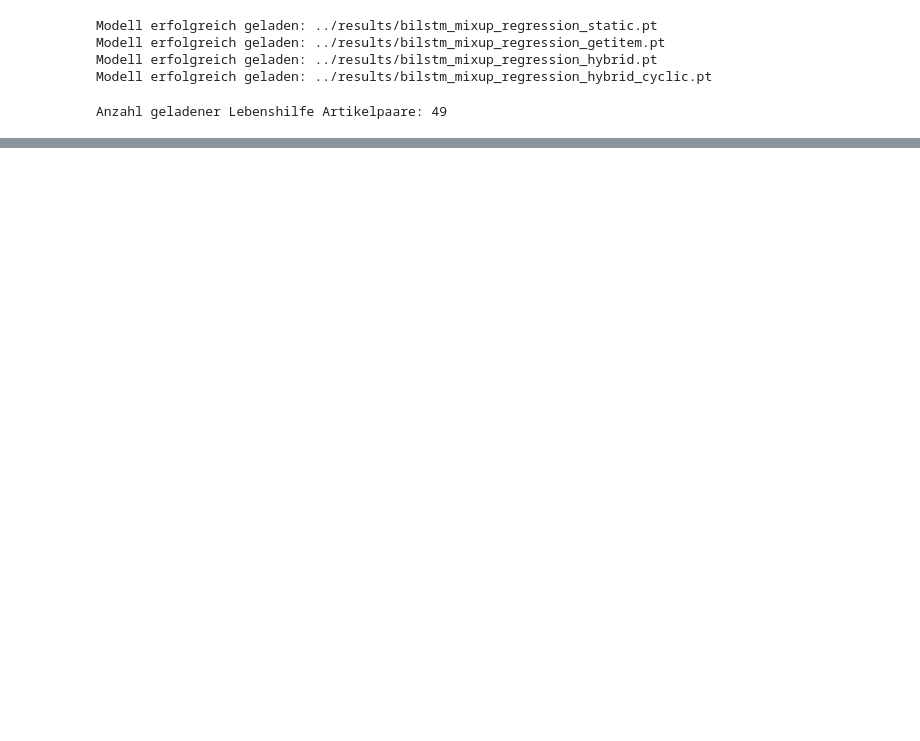
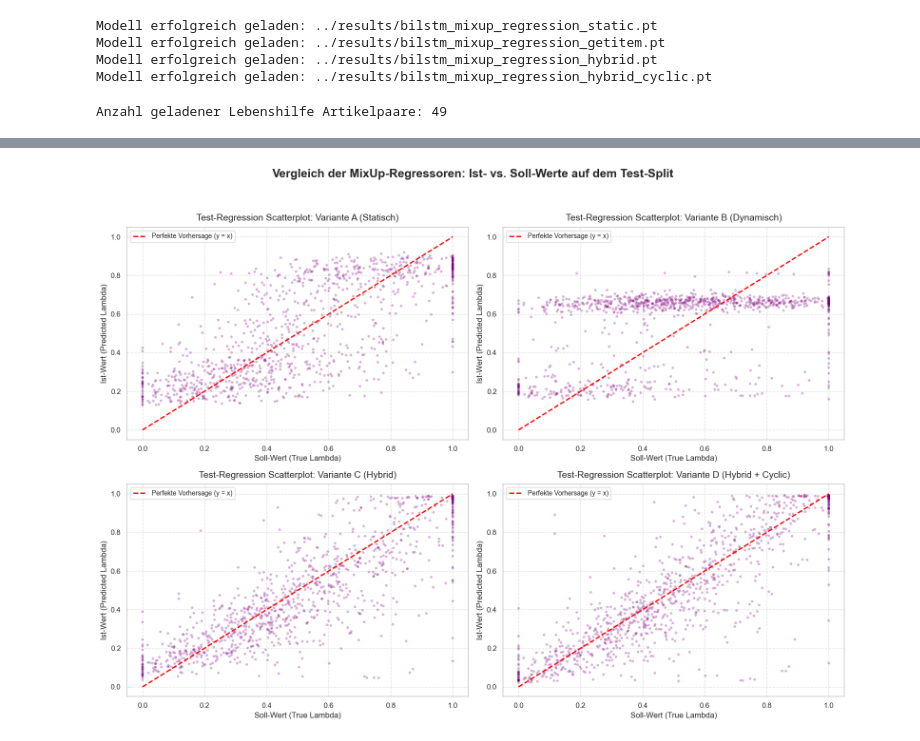
Before and after one commit to mcfiet/master-thesis, a Jupyter notebook: notebooks/4_mixup_model_evaluation.ipynb, the cells around one changed output, grey strips where cells are left out. Saved outputs shown, nothing was run; the diff lists cells and outputs as text; code cells hidden in the pictures; blank space fills up the shorter version.

```diff
--- a/notebooks/4_mixup_model_evaluation.ipynb
+++ b/notebooks/4_mixup_model_evaluation.ipynb
@@ -255,0 +485,42 @@ plt.show()
+# %%
+# 6. Scatterplots (Ist- vs. Soll-Wert) für die Regression auf dem Test-Split visualisieren
+fig, axes = plt.subplots(2, 2, figsize=(16, 12))
+axes = axes.ravel()
+
+for i, model_name in enumerate(models.keys()):
+    if models[model_name] is None:
+        continue
+
+    all_preds = []
+    all_targets = []
+
+    with torch.no_grad():
+        for batch_x, batch_y in test_regression_loader:
+            batch_x = batch_x.to(DEVICE)
+            preds = models[model_name](batch_x).squeeze()
+            if preds.ndim == 0:
+                preds = preds.unsqueeze(0)
+            all_preds.extend(preds.cpu().numpy())
+            all_targets.extend(batch_y.numpy())
+
+    # Scatter plot
+    axes[i].scatter(all_targets, all_preds, alpha=0.3, color="purple", edgecolors='none', s=15)
+
+    # Perfekte Vorhersagelinie (y = x)
+    axes[i].plot([0, 1], [0, 1], color="red", linestyle="--", linewidth=2, label="Perfekte Vorhersage (y = x)")
+
+    axes[i].set_title(f"Test-Regression Scatterplot: {model_name}", fontsize=14, pad=10)
+    axes[i].set_xlabel("Soll-Wert (True Lambda)", fontsize=12)
+    axes[i].set_ylabel("Ist-Wert (Predicted Lambda)", fontsize=12)
+    axes[i].set_xlim(-0.05, 1.05)
+    axes[i].set_ylim(-0.05, 1.05)
+    axes[i].legend(fontsize=10, loc="upper left")
+    axes[i].grid(True, linestyle="--", alpha=0.6)
+
+plt.suptitle("Vergleich der MixUp-Regressoren: Ist- vs. Soll-Werte auf dem Test-Split", fontsize=18, weight="bold", y=0.98)
+plt.tight_layout(rect=[0, 0, 1, 0.95])
+reg_plot_path = "../results/mixup_test_regression_scatterplot.png"
+plt.savefig(reg_plot_path, dpi=300)
+plt.show()
+# %% [output]
+[figure, added]
```
Also changed, not shown: parts of 10 cells of this notebook, 10 other files.
